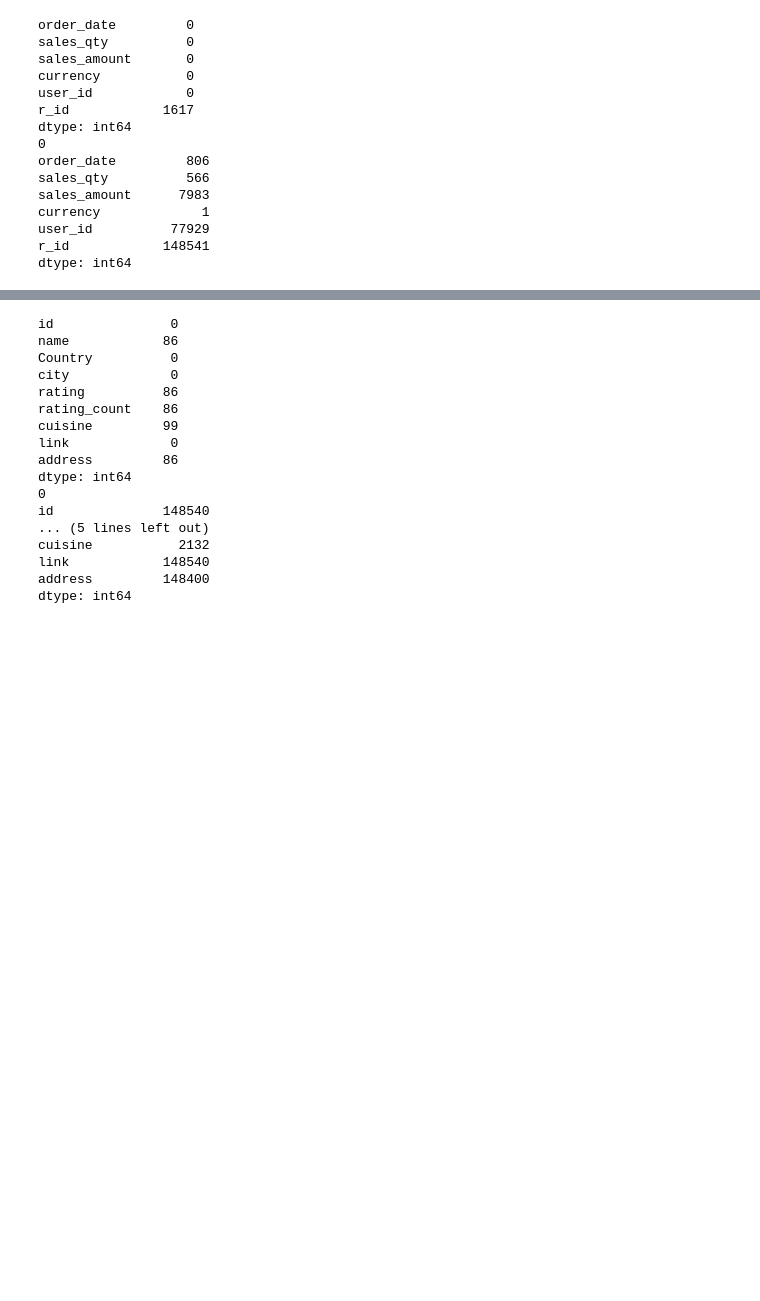
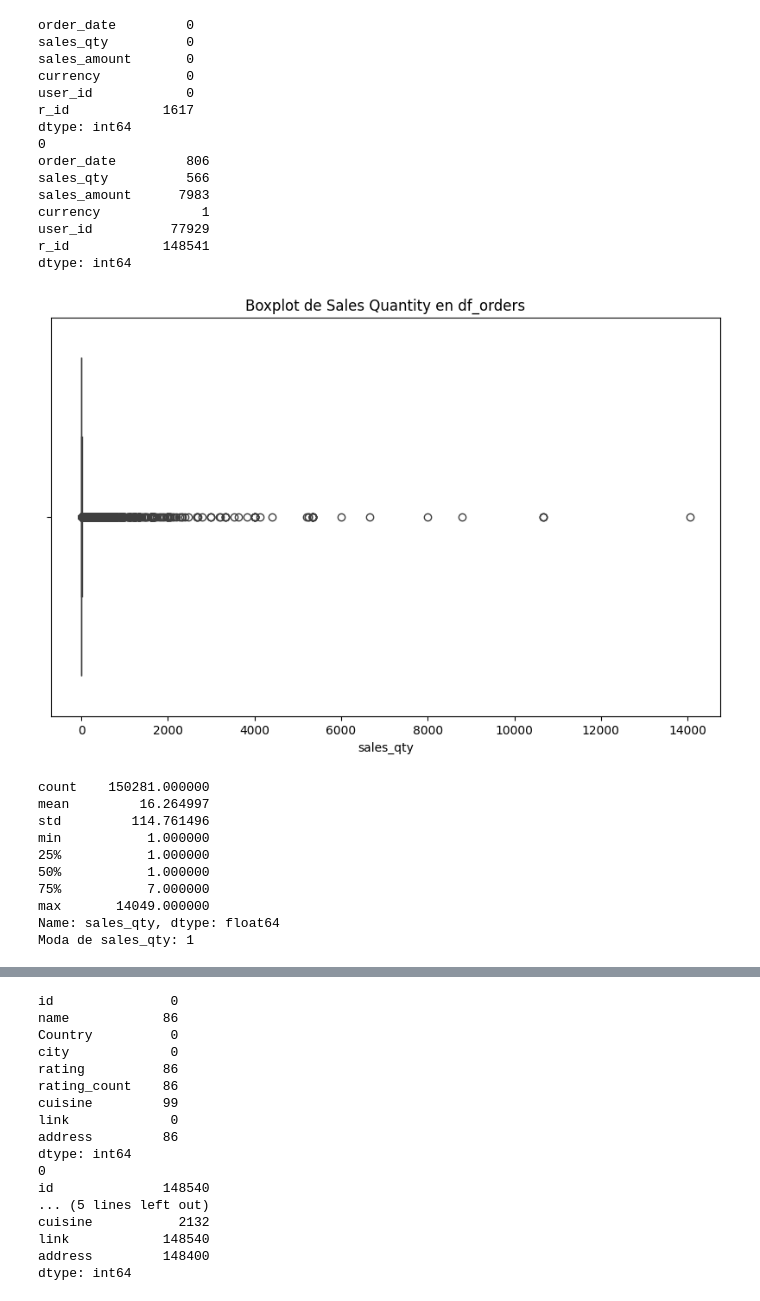
Before and after one commit to Sebastien732/Proyecto_final_EDA_dashboard, a Jupyter notebook: Notebook/exploracion.ipynb, the cells around one changed output, grey strips where cells are left out. Drawn from its saved outputs; the diff is of its cells as text; code cells hidden in the pictures; blank space fills up the shorter version.

```diff
--- a/Notebook/exploracion.ipynb
+++ b/Notebook/exploracion.ipynb
@@ -176,3 +228,24 @@ currency             1
 user_id          77929
 r_id            148541
 dtype: int64
+# %%
+#visualizacion de outliers en la columna sales_qty de df_orders
+plt.figure(figsize=(10, 6))
+sns.boxplot(x=df_orders['sales_qty'])
+plt.title('Boxplot de Sales Quantity en df_orders')
+plt.show()
+#informacion de medias, mediana, moda, desviaciones estandar, minimos, maximos y percentiles de la columna sales_qty en df_orders
+print(df_orders['sales_qty'].describe())
+print("Moda de sales_qty:", df_orders['sales_qty'].mode()[0])
+# %% [output]
+[figure, added]
+count    150281.000000
+mean         16.264997
+std         114.761496
+min           1.000000
+25%           1.000000
+50%           1.000000
+75%           7.000000
+max       14049.000000
+Name: sales_qty, dtype: float64
+Moda de sales_qty: 1
```
Also changed, not shown: parts of 39 cells of this notebook, 2 other files.
